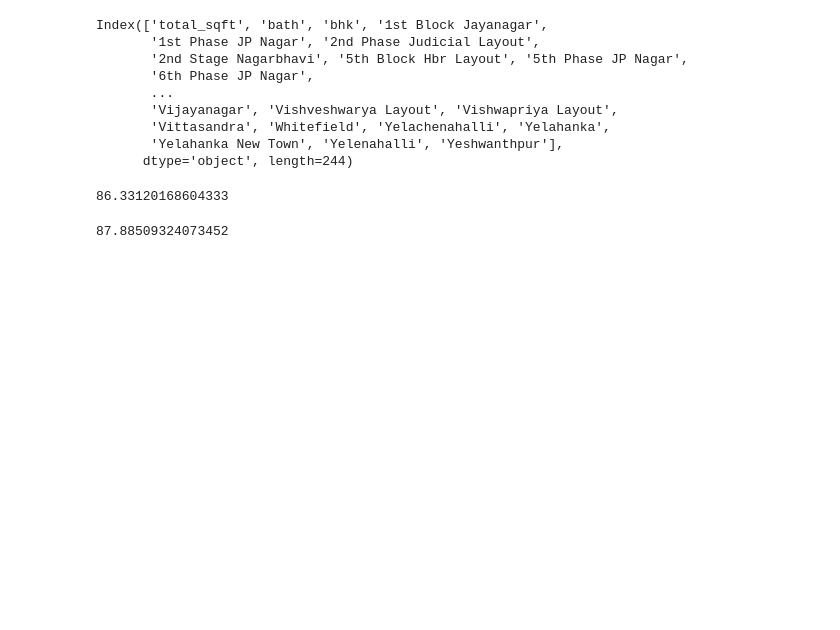
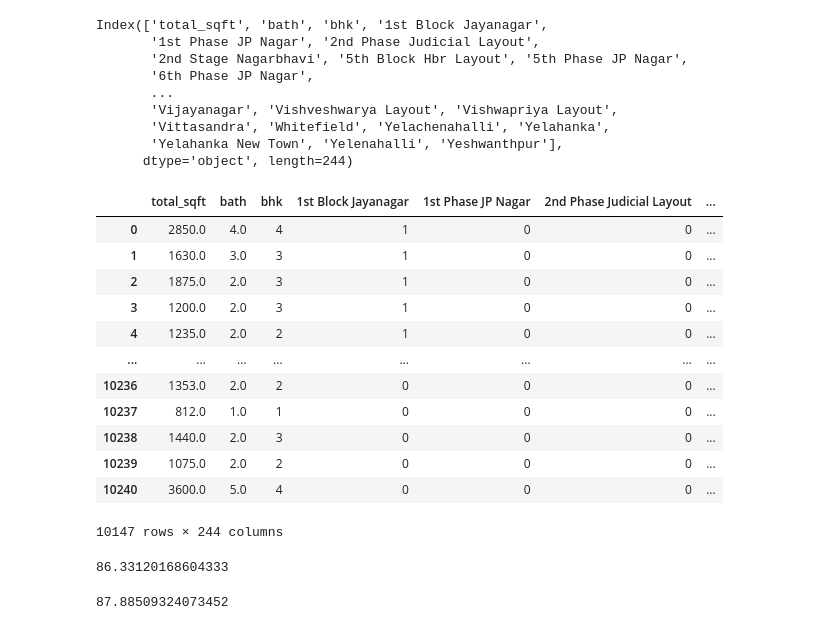
Before and after one commit to mattblasa/Bengaluru-House-Price-Data, a Jupyter notebook: India_House_Data.ipynb, the cells around one changed output. Drawn from its saved outputs; the diff is of its cells as text; code cells hidden in the pictures; blank space fills up the shorter version.

```diff
--- a/India_House_Data.ipynb
+++ b/India_House_Data.ipynb
@@ -739,6 +739,22 @@ Index(['total_sqft', 'bath', 'bhk', '1st Block Jayanagar',
        'Vittasandra', 'Whitefield', 'Yelachenahalli', 'Yelahanka',
        'Yelahanka New Town', 'Yelenahalli', 'Yeshwanthpur'],
       dtype='object', length=244)
+# %%
+X
+# %% [output]
+|  | total_sqft | bath | bhk | 1st Block Jayanagar | 1st Phase JP Nagar | 2nd Phase Judicial Layout | ... |
+| 0 | 2850.0 | 4.0 | 4 | 1 | 0 | 0 | ... |
+| 1 | 1630.0 | 3.0 | 3 | 1 | 0 | 0 | ... |
+| 2 | 1875.0 | 2.0 | 3 | 1 | 0 | 0 | ... |
+| 3 | 1200.0 | 2.0 | 3 | 1 | 0 | 0 | ... |
+| 4 | 1235.0 | 2.0 | 2 | 1 | 0 | 0 | ... |
+| ... | ... | ... | ... | ... | ... | ... | ... |
+| 10236 | 1353.0 | 2.0 | 2 | 0 | 0 | 0 | ... |
+| 10237 | 812.0 | 1.0 | 1 | 0 | 0 | 0 | ... |
+| 10238 | 1440.0 | 2.0 | 3 | 0 | 0 | 0 | ... |
+| 10239 | 1075.0 | 2.0 | 2 | 0 | 0 | 0 | ... |
+| 10240 | 3600.0 | 5.0 | 4 | 0 | 0 | 0 | ... |
+10147 rows × 244 columns
 # %%
 #predict price based off locationn, square feet, # of baths, and # of bedrooms
 def predict_price(location, sqft, bath, bhk):
```
Also changed, not shown: parts of 2 cells of this notebook, 1 other file.
